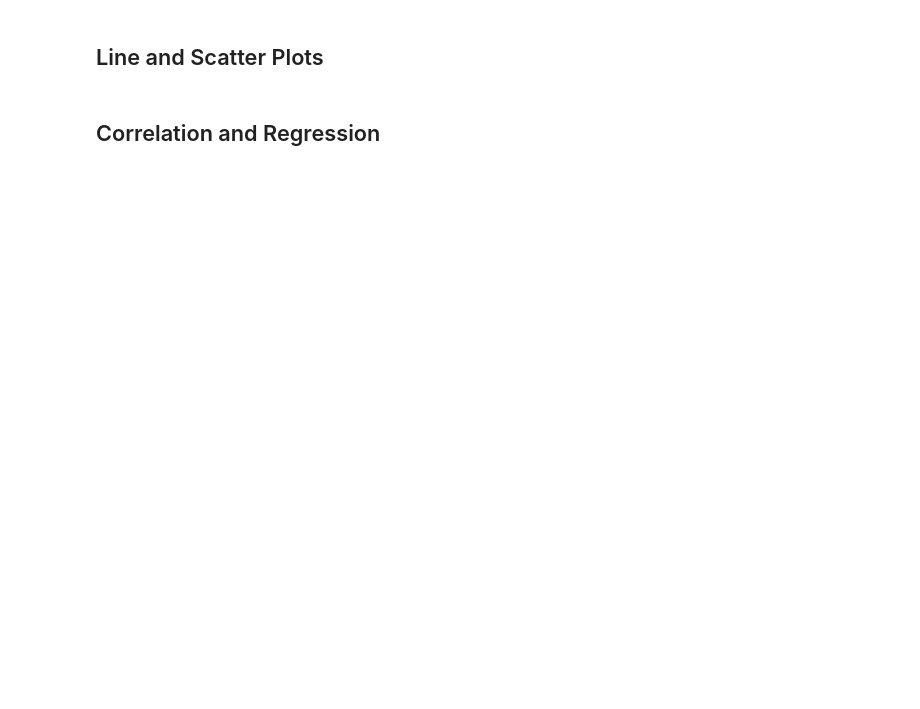
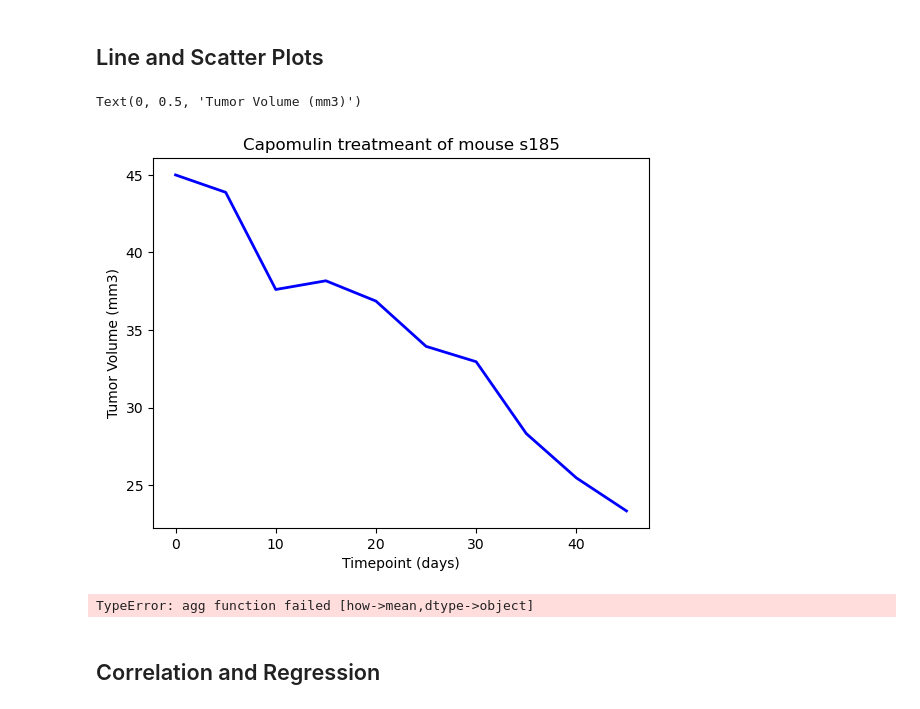
Before and after one commit to Karall0k/Pymaceuticals, a Jupyter notebook: pymaceuticals.ipynb, the cells around one changed output. Drawn from its saved outputs; the diff is of its cells as text; code cells hidden in the pictures; blank space fills up the shorter version.

```diff
--- a/pymaceuticals.ipynb
+++ b/pymaceuticals.ipynb
@@ -237,5 +300,33 @@ plt.show()
+# %%
+# Generate a line plot of tumor volume vs. time point for a single mouse treated with Capomulin
+capomulin_mouse = clean_data.loc[clean_data["Drug Regimen"] == "Capomulin",:]
+
+cap_line_df = capomulin_mouse.loc[capomulin_mouse["Mouse ID"] == "s185",:]
+cap_line_df.head()
+x_axis = cap_line_df["Timepoint"]
+tumor_size = cap_line_df["Tumor Volume (mm3)"]
+
+fig1, ax1 = plt.subplots()
+plt.title('Capomulin treatmeant of mouse s185')
+plt.plot(x_axis, tumor_size,linewidth=2,color="blue", label="Fahreneit")
+plt.xlabel('Timepoint (days)')
+plt.ylabel('Tumor Volume (mm3)')
+# %% [output]
+Text(0, 0.5, 'Tumor Volume (mm3)')
+[figure, added]
 # %%
 # Generate a scatter plot of mouse weight vs. the average observed tumor volume for the entire Capomulin regimen
+scatter_df = clean_data.loc[clean_data["Drug Regimen"] == "Capomulin",:]
+
+vol_avg = scatter_df.groupby(['Mouse ID']).mean()
+
+marker_size=10
+plt.scatter(avg_capm_vol['Weight (g)'],avg_capm_vol['Tumor Volume (mm3)'], color="blue")
+plt.xlabel('Weight (g)',fontsize =11)
+plt.ylabel('Average Tumor Volume (mm3)')
+plt.show()
+# %% [output]
+TypeError: agg function failed [how->mean,dtype->object]
 # %% [markdown]
 ## Correlation and Regression
 # %%
```
Also changed, not shown: parts of 5 cells of this notebook, 2 other files.
